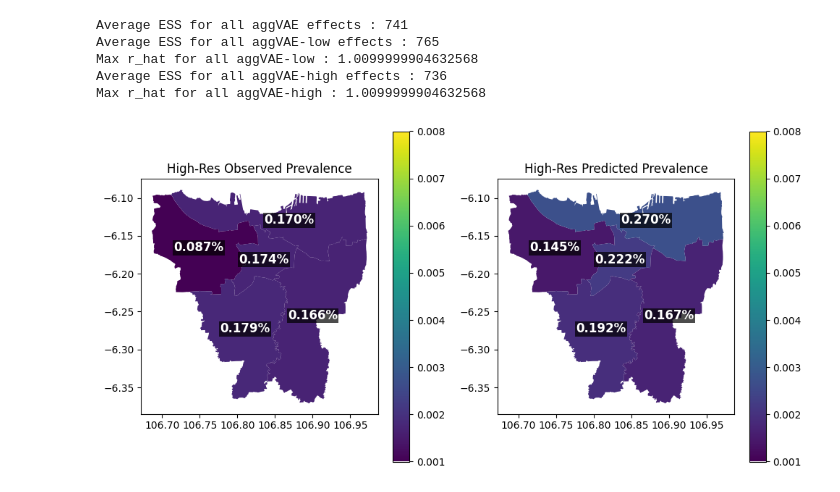
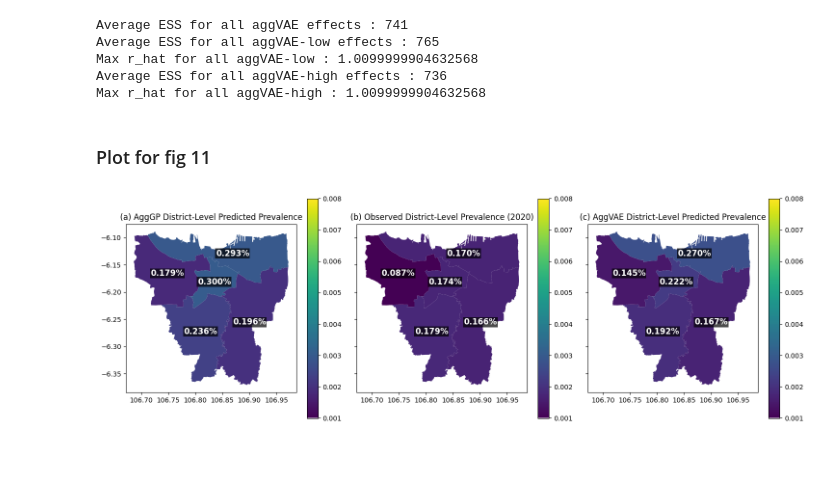
Before and after one commit to jeswid/DSE_FYP, a Jupyter notebook: src/aggVAE MCMC Inference.ipynb, the cells around one changed output. Cells and saved outputs as stored; diff of their text form; code cells hidden in the pictures; blank space fills up the shorter version.

```diff
--- a/src/aggVAE MCMC Inference.ipynb
+++ b/src/aggVAE MCMC Inference.ipynb
@@ -333,15 +367,15 @@ plt.show()
 ### 2020 Inference
 # %%
 df_2020 = pd.read_csv("../data/processed/df_hi_jkt_2020_aggVAE_preds.csv")
+df_2020_gp = pd.read_csv("../data/processed/df_hi_jkt_w_pred_2020.csv")
 # %%
-import geopandas as gpd
-from shapely import wkt
-
 # If your CSV has a 'geometry' column in WKT format (i.e., POLYGON (...) as string)
 df_2020['geometry'] = df_2020['geometry'].apply(wkt.loads)
+df_2020_gp['geometry'] = df_2020_gp['geometry'].apply(wkt.loads)
 
 # Convert to GeoDataFrame
 gdf_2020 = gpd.GeoDataFrame(df_2020, geometry='geometry', crs="EPSG:4326")
+gdf_2020_gp = gpd.GeoDataFrame(df_2020_gp, geometry='geometry', crs="EPSG:4326")
 # %%
 # creating  posterior predictive
 rng_key_pr, rng_key_po = random.split(random.PRNGKey(4))
@@ -387,11 +421,18 @@ Average ESS for all aggVAE-low effects : 765
 Max r_hat for all aggVAE-low : 1.0099999904632568
 Average ESS for all aggVAE-high effects : 736
 Max r_hat for all aggVAE-high : 1.0099999904632568
+# %% [markdown]
+### Plot for fig 11
 # %%
-fig, ax = plt.subplots(1, 2, figsize=(10, 5))
-plot_incidence_map(gdf_2020, ax = ax[0], title = "High-Res Observed Prevalence")
-plot_incidence_map(gdf_2020, plot_col = 'pred_cases', ax = ax[1], title = "High-Res Predicted Prevalence")
+fig, axes = plt.subplots(1, 3, figsize=(15, 5), sharex=True, sharey=True)
+
+# Plot maps in desired order: AggGP, Observed, AggVAE
+plot_incidence_map(gdf_2020_gp, plot_col='pred_cases', ax=axes[0], title="(a) AggGP District-Level Predicted Prevalence")
+plot_incidence_map(gdf_2020, ax=axes[1], title="(b) Observed District-Level Prevalence (2020)")
+plot_incidence_map(gdf_2020, plot_col='pred_cases', ax=axes[2], title="(c) AggVAE District-Level Predicted Prevalence")
+
+# Optimize layout
 plt.tight_layout()
 plt.show()
 # %% [output]
-[figure, old version]
+[figure, new version]
```
Also changed, not shown: parts of 19 cells of this notebook, 56 other files.
